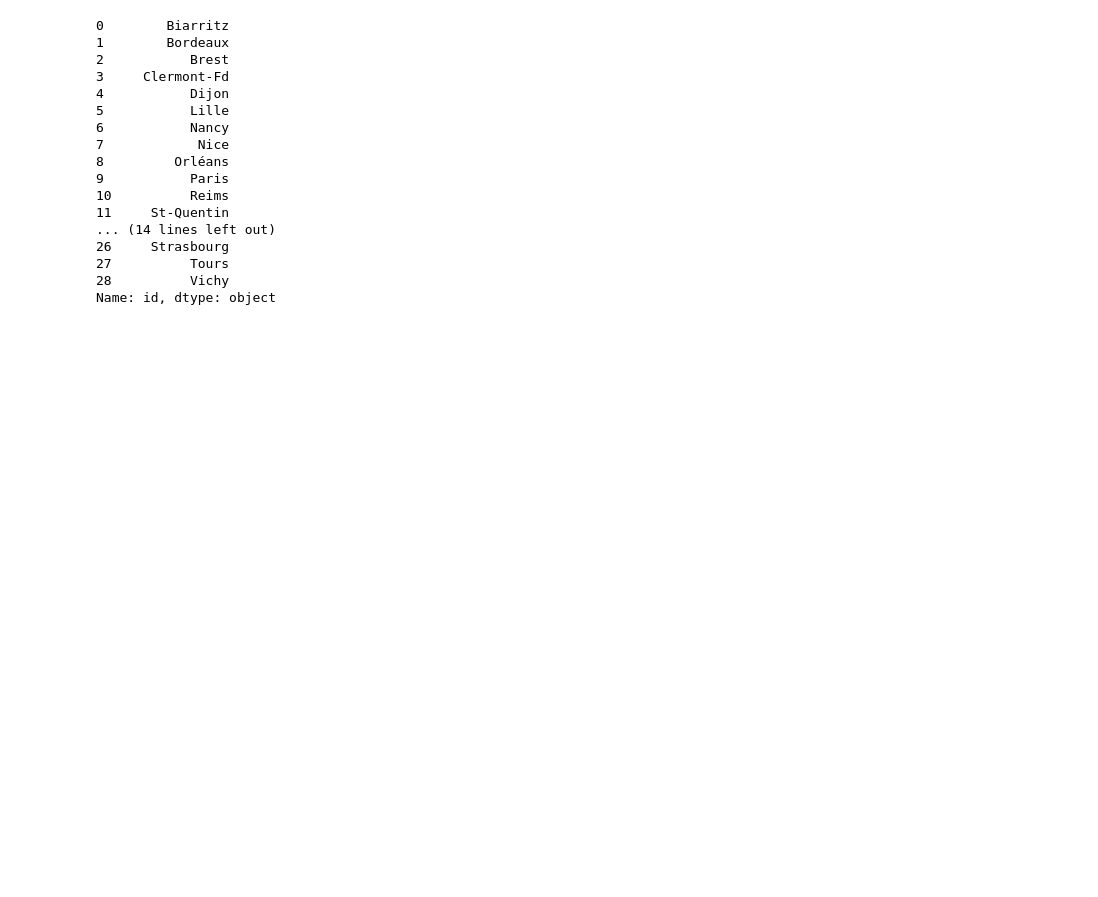
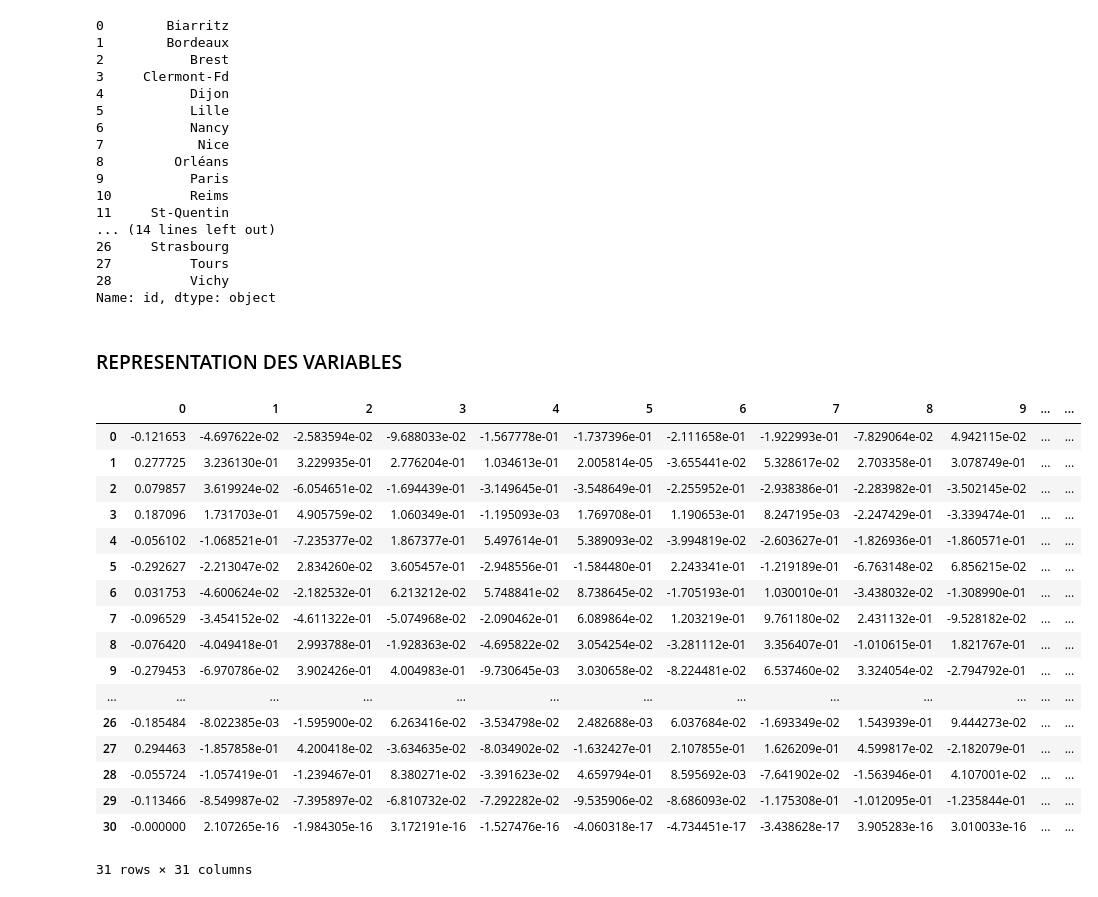
Before and after one commit to Asmaa213/ACP_Typologie_Villes, a Jupyter notebook: acp.ipynb, the cells around one changed output. Drawn from its saved outputs; the diff is of its cells as text; code cells hidden in the pictures; blank space fills up the shorter version.

```diff
--- a/acp.ipynb
+++ b/acp.ipynb
@@ -464,3 +456,27 @@ result_series
 27          Tours
 28          Vichy
 Name: id, dtype: object
+# %% [markdown]
+<h3>REPRESENTATION DES VARIABLES</h3>
+# %%
+# Vecteurs propres
+pd.DataFrame(acp.components_)
+# %% [output]
+|  | 0 | 1 | 2 | 3 | 4 | 5 | 6 | 7 | 8 | 9 | ... | ... |
+| 0 | -0.121653 | -4.697622e-02 | -2.583594e-02 | -9.688033e-02 | -1.567778e-01 | -1.737396e-01 | -2.111658e-01 | -1.922993e-01 | -7.829064e-02 | 4.942115e-02 | ... | ... |
+| 1 | 0.277725 | 3.236130e-01 | 3.229935e-01 | 2.776204e-01 | 1.034613e-01 | 2.005814e-05 | -3.655441e-02 | 5.328617e-02 | 2.703358e-01 | 3.078749e-01 | ... | ... |
+| 2 | 0.079857 | 3.619924e-02 | -6.054651e-02 | -1.694439e-01 | -3.149645e-01 | -3.548649e-01 | -2.255952e-01 | -2.938386e-01 | -2.283982e-01 | -3.502145e-02 | ... | ... |
+| 3 | 0.187096 | 1.731703e-01 | 4.905759e-02 | 1.060349e-01 | -1.195093e-03 | 1.769708e-01 | 1.190653e-01 | 8.247195e-03 | -2.247429e-01 | -3.339474e-01 | ... | ... |
+| 4 | -0.056102 | -1.068521e-01 | -7.235377e-02 | 1.867377e-01 | 5.497614e-01 | 5.389093e-02 | -3.994819e-02 | -2.603627e-01 | -1.826936e-01 | -1.860571e-01 | ... | ... |
+| 5 | -0.292627 | -2.213047e-02 | 2.834260e-02 | 3.605457e-01 | -2.948556e-01 | -1.584480e-01 | 2.243341e-01 | -1.219189e-01 | -6.763148e-02 | 6.856215e-02 | ... | ... |
+| 6 | 0.031753 | -4.600624e-02 | -2.182532e-01 | 6.213212e-02 | 5.748841e-02 | 8.738645e-02 | -1.705193e-01 | 1.030010e-01 | -3.438032e-02 | -1.308990e-01 | ... | ... |
+| 7 | -0.096529 | -3.454152e-02 | -4.611322e-01 | -5.074968e-02 | -2.090462e-01 | 6.089864e-02 | 1.203219e-01 | 9.761180e-02 | 2.431132e-01 | -9.528182e-02 | ... | ... |
+| 8 | -0.076420 | -4.049418e-01 | 2.993788e-01 | -1.928363e-02 | -4.695822e-02 | 3.054254e-02 | -3.281112e-01 | 3.356407e-01 | -1.010615e-01 | 1.821767e-01 | ... | ... |
+| 9 | -0.279453 | -6.970786e-02 | 3.902426e-01 | 4.004983e-01 | -9.730645e-03 | 3.030658e-02 | -8.224481e-02 | 6.537460e-02 | 3.324054e-02 | -2.794792e-01 | ... | ... |
+| ... | ... | ... | ... | ... | ... | ... | ... | ... | ... | ... | ... | ... |
+| 26 | -0.185484 | -8.022385e-03 | -1.595900e-02 | 6.263416e-02 | -3.534798e-02 | 2.482688e-03 | 6.037684e-02 | -1.693349e-02 | 1.543939e-01 | 9.444273e-02 | ... | ... |
+| 27 | 0.294463 | -1.857858e-01 | 4.200418e-02 | -3.634635e-02 | -8.034902e-02 | -1.632427e-01 | 2.107855e-01 | 1.626209e-01 | 4.599817e-02 | -2.182079e-01 | ... | ... |
+| 28 | -0.055724 | -1.057419e-01 | -1.239467e-01 | 8.380271e-02 | -3.391623e-02 | 4.659794e-01 | 8.595692e-03 | -7.641902e-02 | -1.563946e-01 | 4.107001e-02 | ... | ... |
+| 29 | -0.113466 | -8.549987e-02 | -7.395897e-02 | -6.810732e-02 | -7.292282e-02 | -9.535906e-02 | -8.686093e-02 | -1.175308e-01 | -1.012095e-01 | -1.235844e-01 | ... | ... |
+| 30 | -0.000000 | 2.107265e-16 | -1.984305e-16 | 3.172191e-16 | -1.527476e-16 | -4.060318e-17 | -4.734451e-17 | -3.438628e-17 | 3.905283e-16 | 3.010033e-16 | ... | ... |
+31 rows × 31 columns
```
Also changed, not shown: parts of 15 cells of this notebook.
